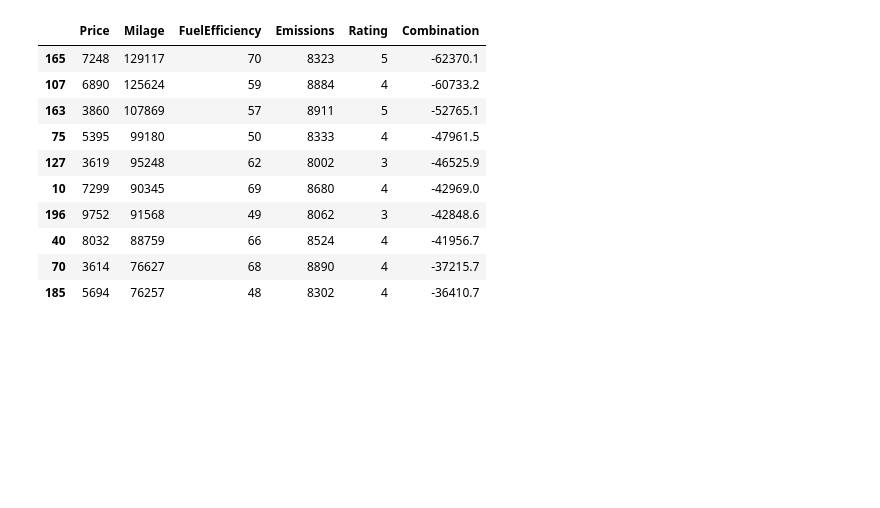
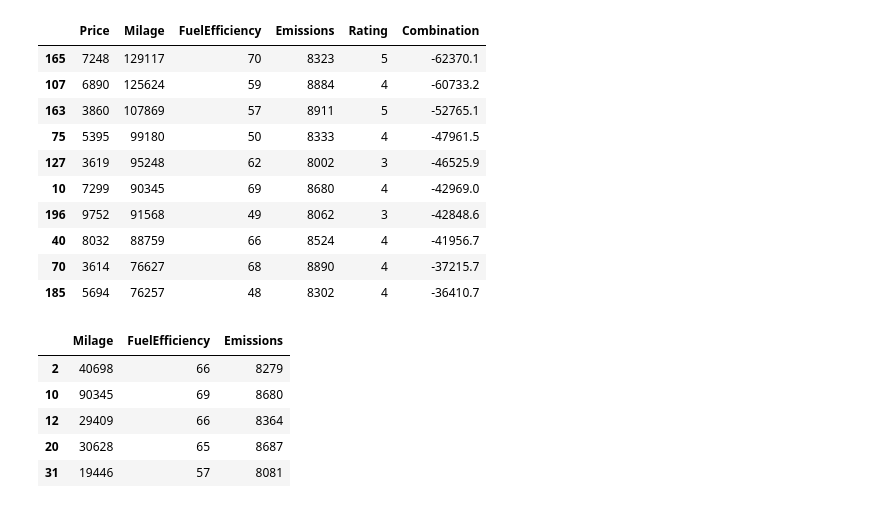
Before and after one commit to SCS-Technology-and-Innovation/DACS, a Jupyter notebook: DTDA/compromise.ipynb, the cells around one changed output. Saved outputs shown, nothing was run; the diff lists cells and outputs as text; code cells hidden in the pictures; blank space fills up the shorter version.

```diff
--- a/DTDA/compromise.ipynb
+++ b/DTDA/compromise.ipynb
@@ -231,3 +231,14 @@ sorted.head(10) # top ten in terms of the lowest (best) combination score
 | 40 | 8032 | 88759 | 66 | 8524 | 4 | -41956.7 |
 | 70 | 3614 | 76627 | 68 | 8890 | 4 | -37215.7 |
 | 185 | 5694 | 76257 | 48 | 8302 | 4 | -36410.7 |
+# %%
+vars = ['Milage', 'FuelEfficiency', 'Emissions']
+threedim = cand[vars]
+threedim.head()
+# %% [output]
+|  | Milage | FuelEfficiency | Emissions |
+| 2 | 40698 | 66 | 8279 |
+| 10 | 90345 | 69 | 8680 |
+| 12 | 29409 | 66 | 8364 |
+| 20 | 30628 | 65 | 8687 |
+| 31 | 19446 | 57 | 8081 |
```
Also changed, not shown: parts of 7 cells of this notebook.
